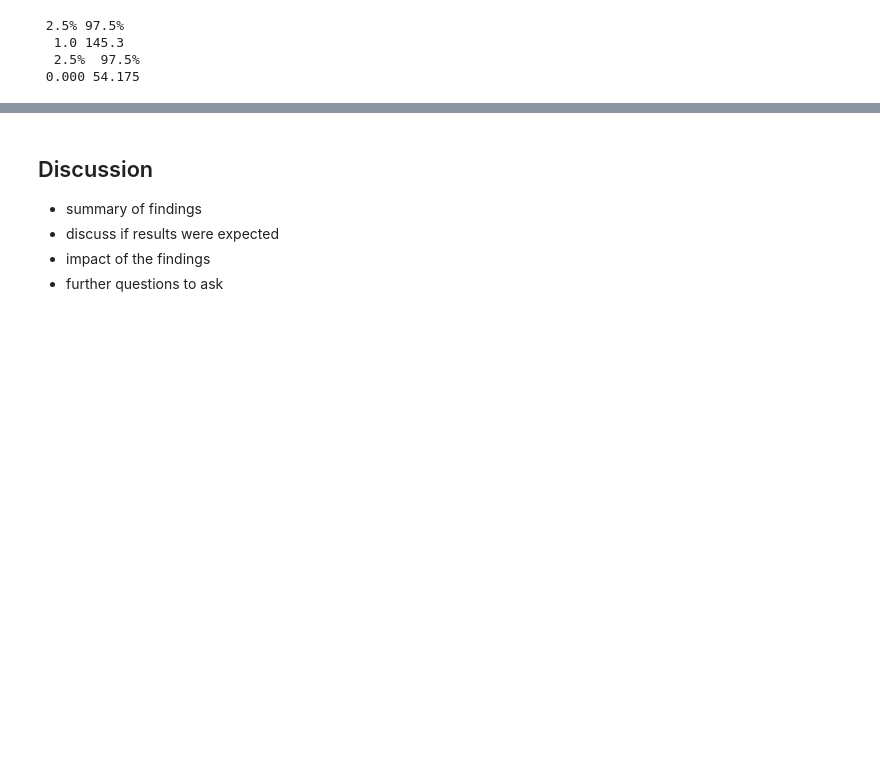
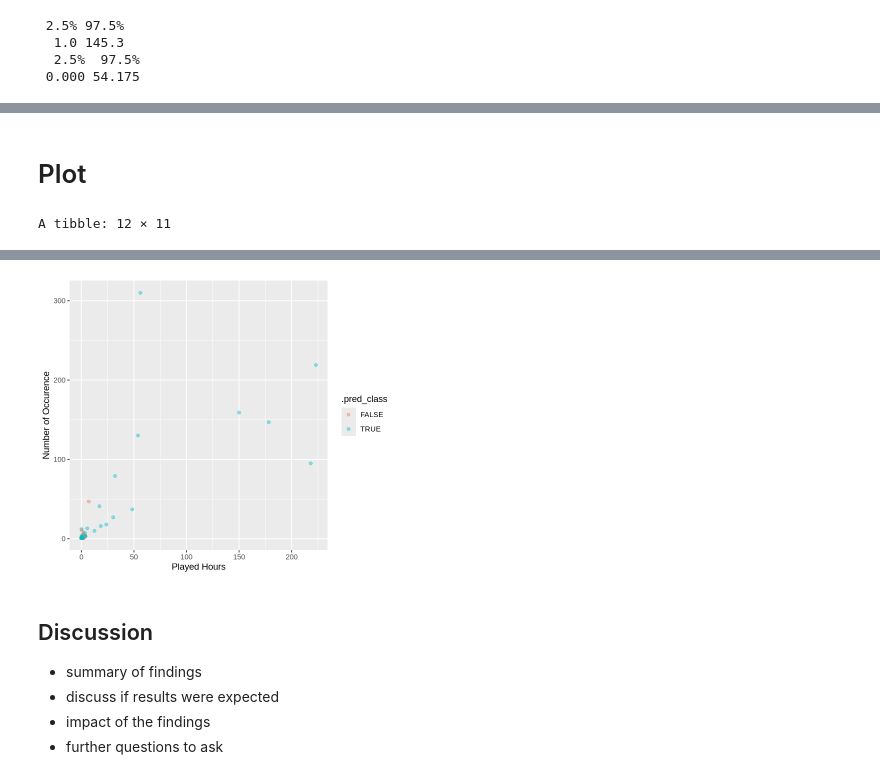
Before and after one commit to clam171/DSCI-100---S6G16, a Jupyter notebook: DSCI 100(S6G16) Project.ipynb, the cells around one changed output, grey strips where cells are left out. Drawn from its saved outputs; the diff is of its cells as text; code cells hidden in the pictures; blank space fills up the shorter version.

```diff
--- a/DSCI 100(S6G16) Project.ipynb
+++ b/DSCI 100(S6G16) Project.ipynb
@@ -327,0 +467,21 @@ A grouped_df: 125 × 10
+# %%
+data_recipe <- recipe(subscribe ~ count + played_hours, data = onetime_vs_recurring_data_sub) |>
+                       step_scale(all_predictors()) |>
+                       step_center(all_predictors())
+
+knn_spec <- nearest_neighbor(weight_func = "rectangular", neighbors = 2) |>
+      set_engine("kknn") |>
+      set_mode("classification")
+
+best_fit <- workflow() |>
+      add_recipe(data_recipe) |>
+      add_model(knn_spec) |>
+      fit(data = onetime_vs_recurring_data_sub)
+
+
+new_user_1 <- tibble(played_hours = 0,
+                        count = 6)
+
+subs_predicted_1 <- predict(best_fit, new_user_1)
+
+subs_predicted_1
@@ -327,0 +493,19 @@ A grouped_df: 125 × 10
+# %% [markdown]
+# Plot
+# %%
+data_preds <- best_fit |>
+  predict(onetime_vs_recurring_data_sub) |>
+  bind_cols(onetime_vs_recurring_data_sub)
+
+data_preds_false <- data_preds |>
+filter(.pred_class == FALSE)
+data_preds_false
+
+sub_predictions <- data_preds |>
+    ggplot(aes(x = played_hours, y = count, color = .pred_class)) +
+        geom_point(alpha = 0.4) +
+        xlab("Played Hours") +
+        ylab("Number of Occurence")
+sub_predictions
+# %% [output]
+A tibble: 12 × 11
@@ -328,3 +521,4 @@ A grouped_df: 125 × 10
+[figure, added]
 # %% [markdown]
 ## Discussion
 
```
Also changed, not shown: parts of 16 cells of this notebook.
